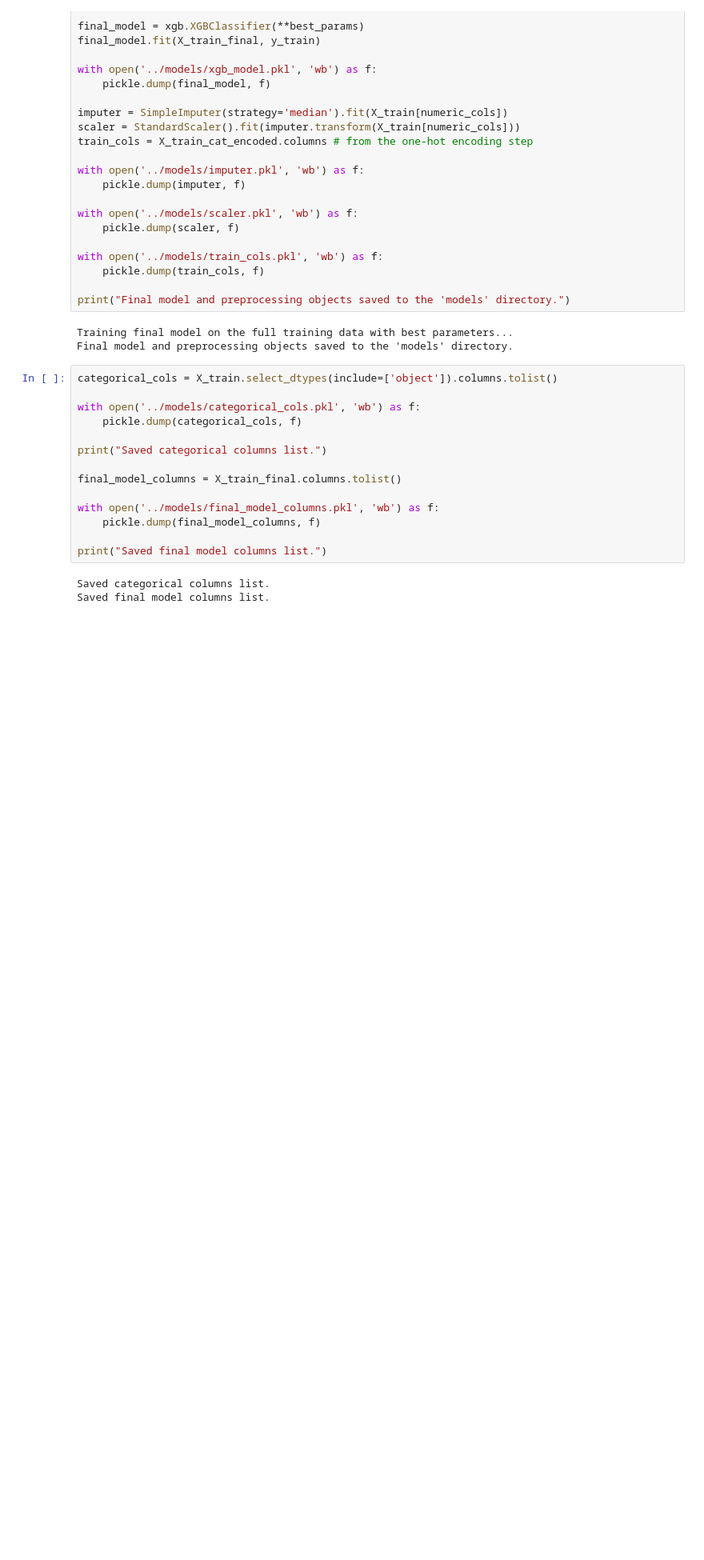
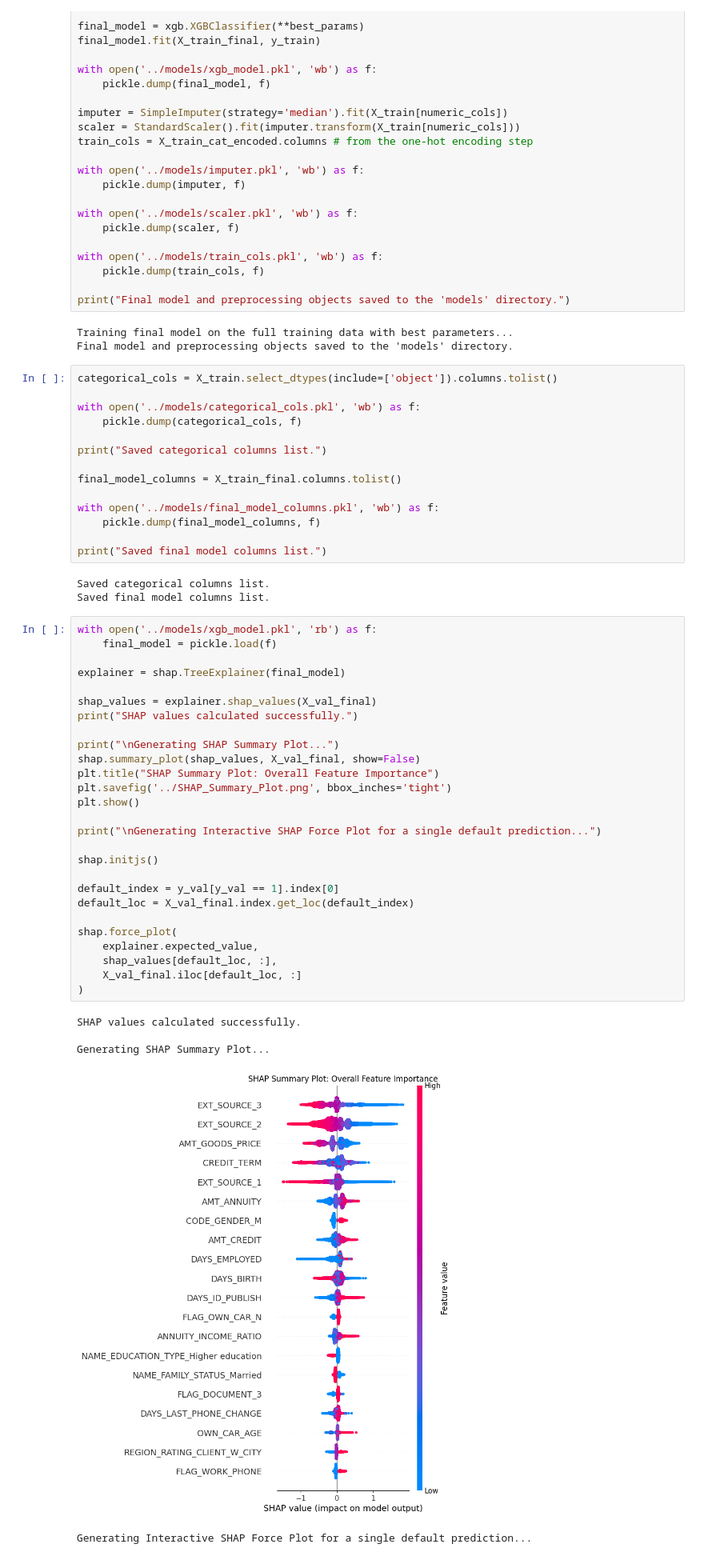
Before and after one commit to swayam279/Credit-Risk, a Jupyter notebook: Codebase/Pre-Processing_and_Modelling.ipynb, the cells around one changed output. Shown at 80% size. Saved outputs shown, nothing was run; the diff lists cells and outputs as text; blank space fills up the shorter version.

Commit message:
Added SHAP analysis for model interpretation

```diff
--- a/Codebase/Pre-Processing_and_Modelling.ipynb
+++ b/Codebase/Pre-Processing_and_Modelling.ipynb
@@ -324,3 +326,36 @@ print("Saved final model columns list.")
 # %% [output]
 Saved categorical columns list.
 Saved final model columns list.
+# %%
+with open('../models/xgb_model.pkl', 'rb') as f:
+    final_model = pickle.load(f)
+
+explainer = shap.TreeExplainer(final_model)
+
+shap_values = explainer.shap_values(X_val_final)
+print("SHAP values calculated successfully.")
+
+print("\nGenerating SHAP Summary Plot...")
+shap.summary_plot(shap_values, X_val_final, show=False)
+plt.title("SHAP Summary Plot: Overall Feature Importance")
+plt.savefig('../SHAP_Summary_Plot.png', bbox_inches='tight')
+plt.show()
+
+print("\nGenerating Interactive SHAP Force Plot for a single default prediction...")
+
+shap.initjs()
+
+default_index = y_val[y_val == 1].index[0]
+default_loc = X_val_final.index.get_loc(default_index)
+
+shap.force_plot(
+    explainer.expected_value,
+    shap_values[default_loc, :],
+    X_val_final.iloc[default_loc, :]
+)
+# %% [output]
+SHAP values calculated successfully.
+
+Generating SHAP Summary Plot...
+[figure, added]
+Generating Interactive SHAP Force Plot for a single default prediction...
```
Also changed, not shown: parts of 3 cells of this notebook, 2 other files.
